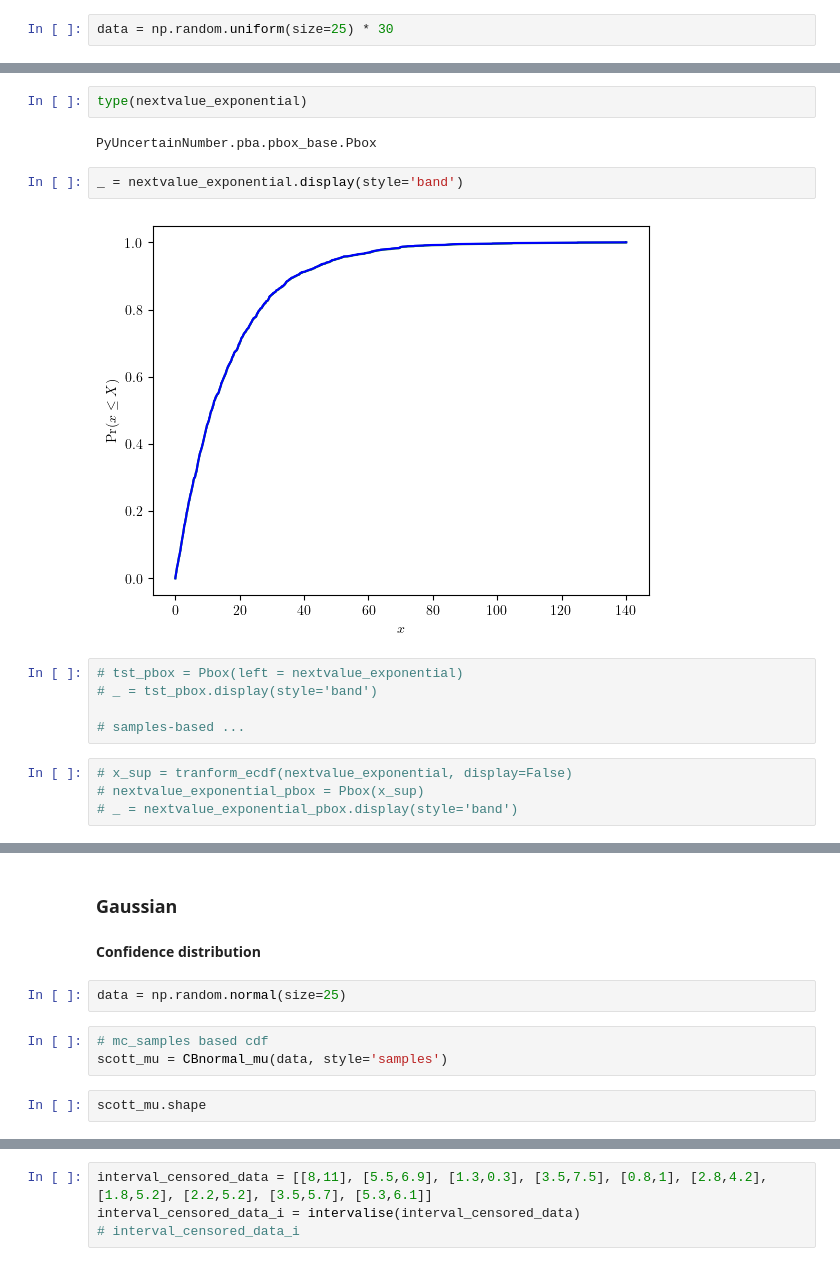
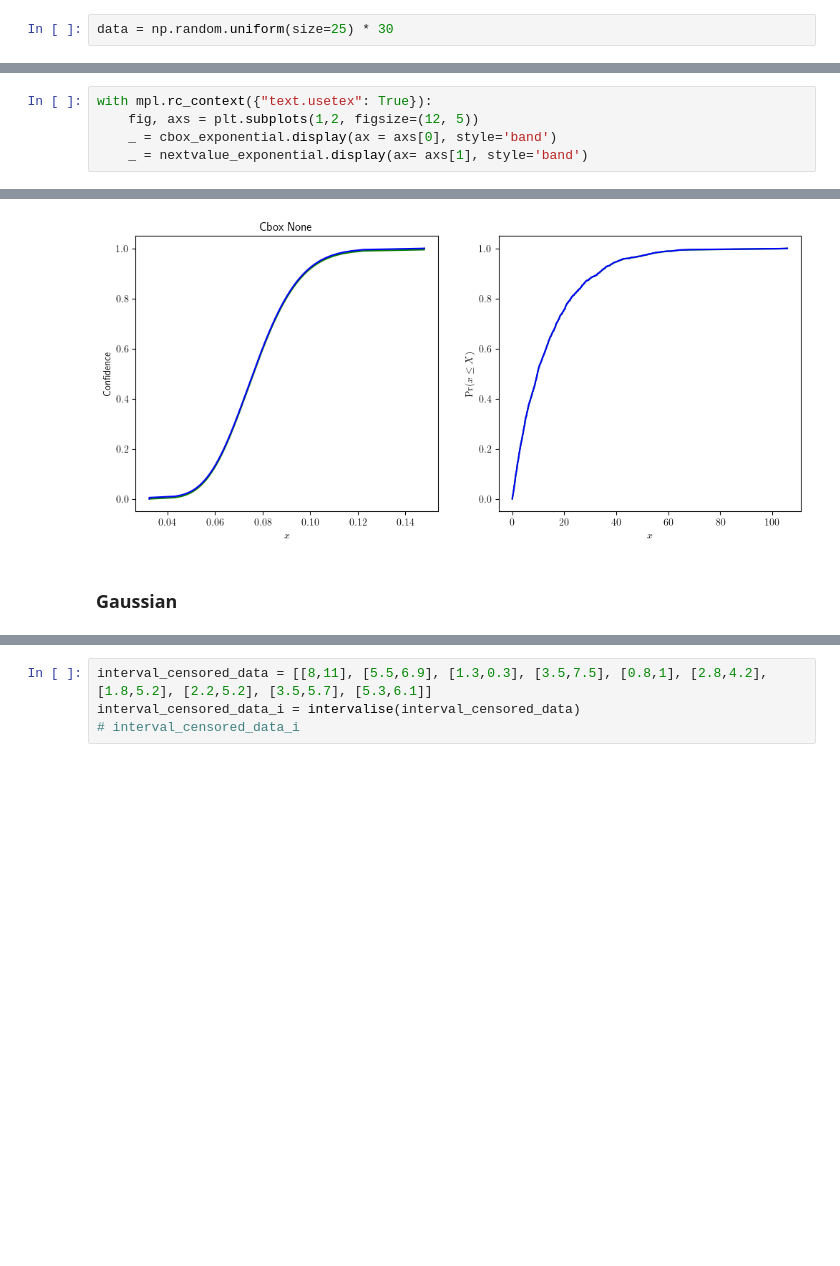
Before and after one commit to leslieDLcy/PyUncertainNumber, a Jupyter notebook: _personal/unglorfied_tests/cbox_tests/Test_cbox.ipynb, the cells around one changed output, grey strips where cells are left out. Drawn from its saved outputs; the diff is of its cells as text; blank space fills up the shorter version.

```diff
--- a/_personal/unglorfied_tests/cbox_tests/Test_cbox.ipynb
+++ b/_personal/unglorfied_tests/cbox_tests/Test_cbox.ipynb
@@ -87,17 +123,6 @@ nextvalue_exponential = CBexponential(data)
-# %%
-type(nextvalue_exponential)
-# %% [output]
-PyUncertainNumber.pba.pbox_base.Pbox
-# %%
-_ = nextvalue_exponential.display(style='band')
-# %% [output]
-[figure, removed]
-# %%
-# tst_pbox = Pbox(left = nextvalue_exponential)
-# _ = tst_pbox.display(style='band')
-
-# samples-based ...
-# %%
-# x_sup = tranform_ecdf(nextvalue_exponential, display=False)
-# nextvalue_exponential_pbox = Pbox(x_sup)
-# _ = nextvalue_exponential_pbox.display(style='band')
+# %%
+with mpl.rc_context({"text.usetex": True}):
+    fig, axs = plt.subplots(1,2, figsize=(12, 5))
+    _ = cbox_exponential.display(ax = axs[0], style='band')
+    _ = nextvalue_exponential.display(ax= axs[1], style='band')
+# %% [output]
@@ -104,11 +130,3 @@ _ = nextvalue_exponential.display(style='band')
+[figure, added]
 # %% [markdown]
 ### Gaussian
-# %% [markdown]
-**Confidence distribution**
-# %%
-data = np.random.normal(size=25)
-# %%
-# mc_samples based cdf
-scott_mu = CBnormal_mu(data, style='samples')
-# %%
-scott_mu.shape
```
Also changed, not shown: parts of 46 cells of this notebook, 3 other files.
